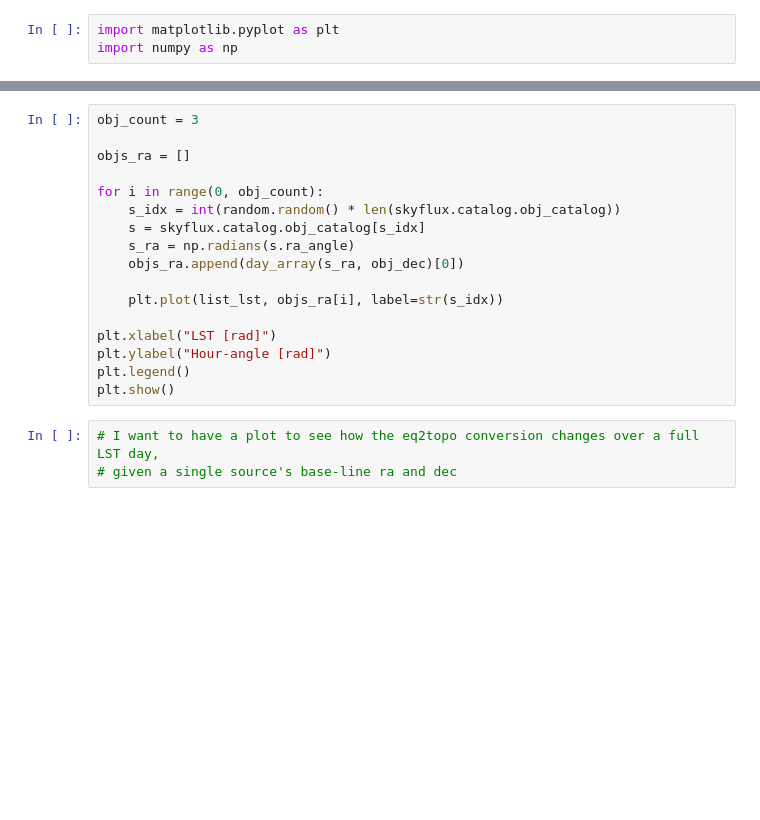
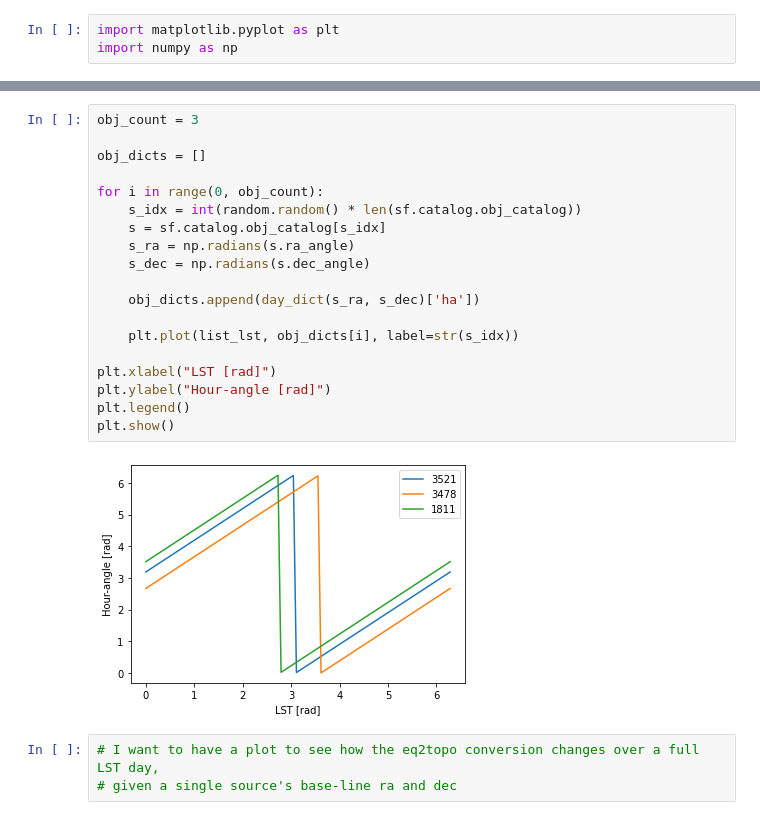
Before and after one commit to 3276908917/skyflux, a Jupyter notebook: notebooks/sources_over_time.ipynb, the cells around one changed output, grey strips where cells are left out. Saved outputs shown, nothing was run; the diff lists cells and outputs as text; blank space fills up the shorter version.

```diff
--- a/notebooks/sources_over_time.ipynb
+++ b/notebooks/sources_over_time.ipynb
@@ -69,20 +83,24 @@ Text(0, 0.5, 'Hour-angle [rad]')
 # %%
 obj_count = 3
 
-objs_ra = []
+obj_dicts = []
 
 for i in range(0, obj_count):
-    s_idx = int(random.random() * len(skyflux.catalog.obj_catalog))
-    s = skyflux.catalog.obj_catalog[s_idx]
+    s_idx = int(random.random() * len(sf.catalog.obj_catalog))
+    s = sf.catalog.obj_catalog[s_idx]
     s_ra = np.radians(s.ra_angle)
-    objs_ra.append(day_array(s_ra, obj_dec)[0])
+    s_dec = np.radians(s.dec_angle)
 
-    plt.plot(list_lst, objs_ra[i], label=str(s_idx))
+    obj_dicts.append(day_dict(s_ra, s_dec)['ha'])
+
+    plt.plot(list_lst, obj_dicts[i], label=str(s_idx))
 
 plt.xlabel("LST [rad]")
 plt.ylabel("Hour-angle [rad]")
 plt.legend()
 plt.show()
+# %% [output]
+[figure, added]
 # %%
 # I want to have a plot to see how the eq2topo conversion changes over a full LST day,
 # given a single source's base-line ra and dec
```
Also changed, not shown: parts of 5 cells of this notebook.
